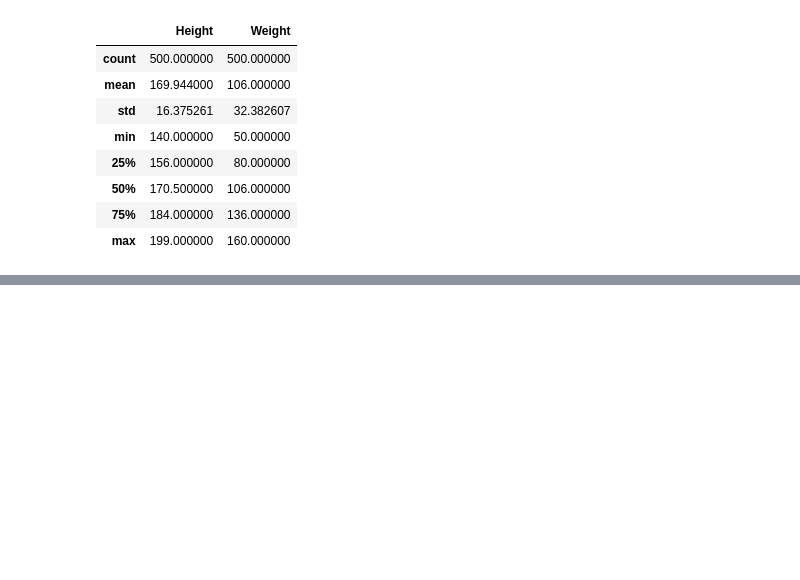
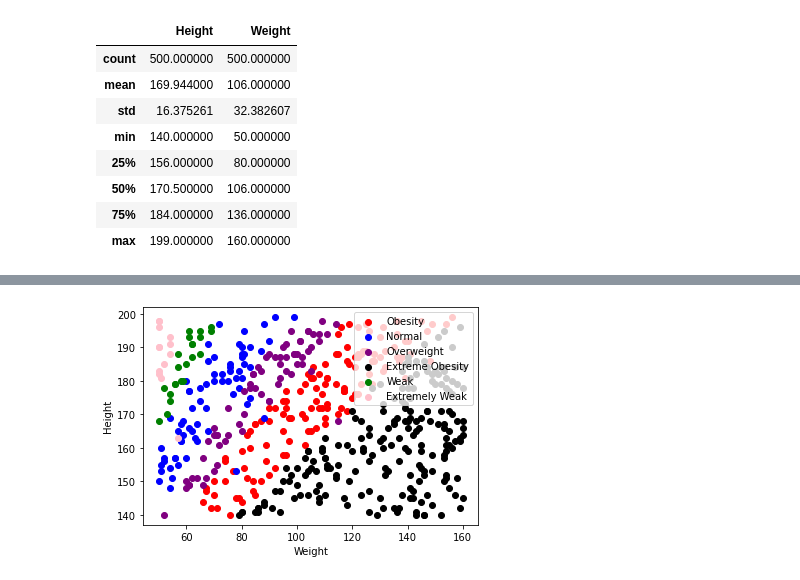
Before and after one commit to bellpe/machine-learning, a Jupyter notebook: ex01_bmi데이터.ipynb, the cells around one changed output, grey strips where cells are left out. Cells and saved outputs as stored; diff of their text form; code cells hidden in the pictures; blank space fills up the shorter version.

```diff
--- a/ex01_bmi데이터.ipynb
+++ b/ex01_bmi데이터.ipynb
@@ -70,0 +134,21 @@ data.describe()
+# %%
+# 함수 생성
+def myScatter(label, color):
+    tmp = data.loc[label]
+    plt.scatter(tmp['Weight'], tmp['Height'],
+                c =color,
+                label = label)
+# %%
+myScatter('Obesity', 'red')
+myScatter('Normal', 'blue')
+myScatter('Overweight', 'purple')
+myScatter('Extreme Obesity', 'black')
+myScatter('Weak', 'green')
+myScatter('Extremely Weak', 'pink')
+
+plt.legend(loc = 'upper right')
+plt.ylabel('Height')
+plt.xlabel('Weight')
+plt.show()
+# %% [output]
+[figure, added]
```
Also changed, not shown: parts of 21 cells of this notebook.
